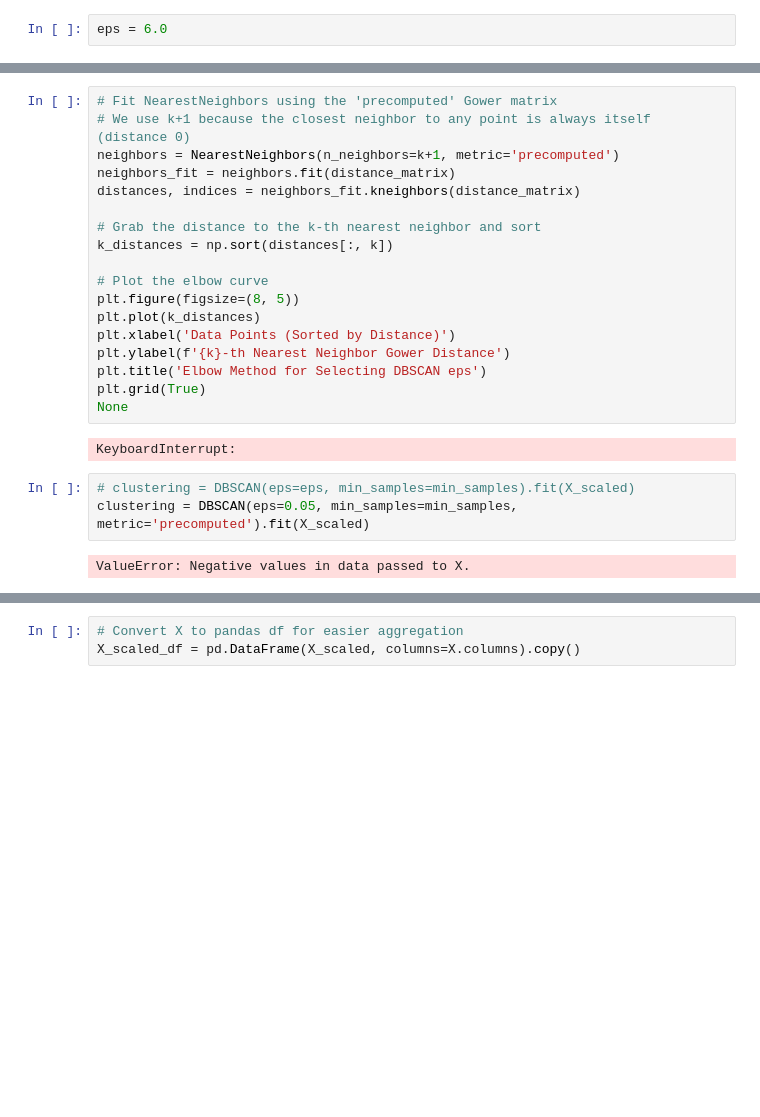
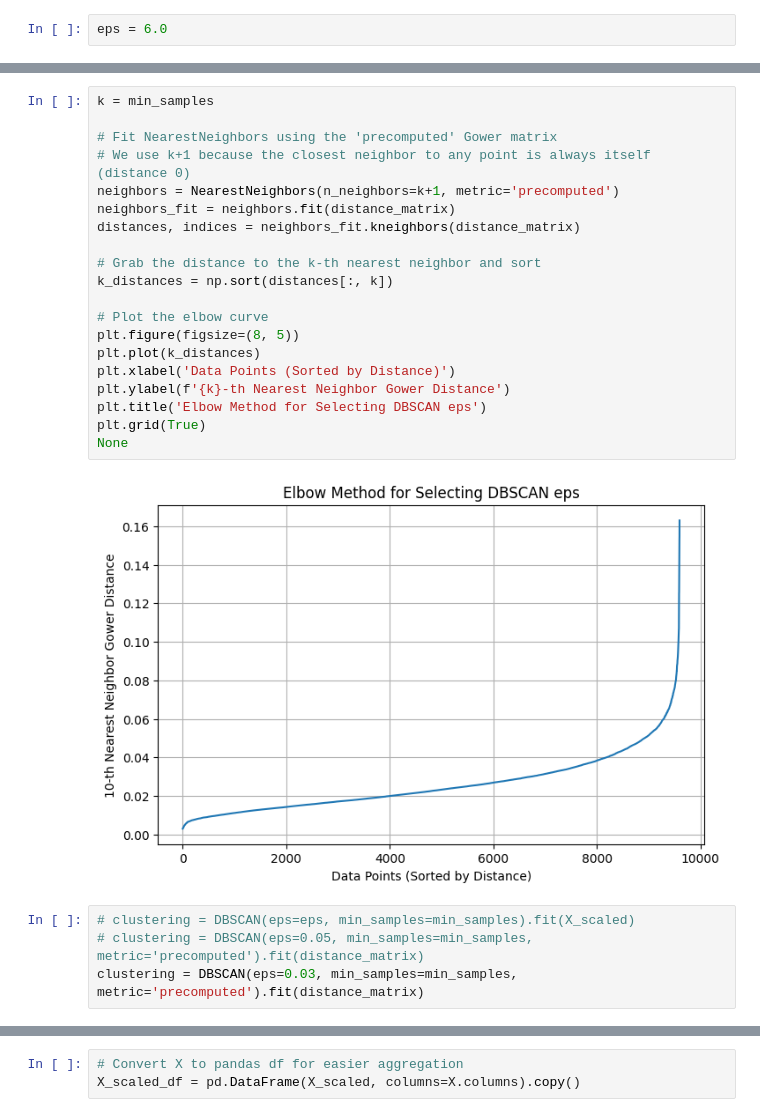
Before and after one commit to calebhadley1/DX799-capstone, a Jupyter notebook: Week11.ipynb, the cells around one changed output, grey strips where cells are left out. Saved outputs shown, nothing was run; the diff lists cells and outputs as text; blank space fills up the shorter version.

```diff
--- a/Week11.ipynb
+++ b/Week11.ipynb
@@ -757,28 +796,29 @@ KeyboardInterrupt:
 # %%
+k = min_samples
+
 # Fit NearestNeighbors using the 'precomputed' Gower matrix
 # We use k+1 because the closest neighbor to any point is always itself (distance 0)
 neighbors = NearestNeighbors(n_neighbors=k+1, metric='precomputed')
 neighbors_fit = neighbors.fit(distance_matrix)
 distances, indices = neighbors_fit.kneighbors(distance_matrix)
 
 # Grab the distance to the k-th nearest neighbor and sort
 k_distances = np.sort(distances[:, k])
 
 # Plot the elbow curve
 plt.figure(figsize=(8, 5))
 plt.plot(k_distances)
 plt.xlabel('Data Points (Sorted by Distance)')
 plt.ylabel(f'{k}-th Nearest Neighbor Gower Distance')
 plt.title('Elbow Method for Selecting DBSCAN eps')
 plt.grid(True)
 None
 # %% [output]
-KeyboardInterrupt:
+[figure, added]
 # %%
 # clustering = DBSCAN(eps=eps, min_samples=min_samples).fit(X_scaled)
-clustering = DBSCAN(eps=0.05, min_samples=min_samples, metric='precomputed').fit(X_scaled)
+# clustering = DBSCAN(eps=0.05, min_samples=min_samples, metric='precomputed').fit(distance_matrix)
+clustering = DBSCAN(eps=0.03, min_samples=min_samples, metric='precomputed').fit(distance_matrix)
-# %% [output]
-ValueError: Negative values in data passed to X.
 # %%
 labels = clustering.labels_
 
```
Also changed, not shown: parts of 23 cells of this notebook.
